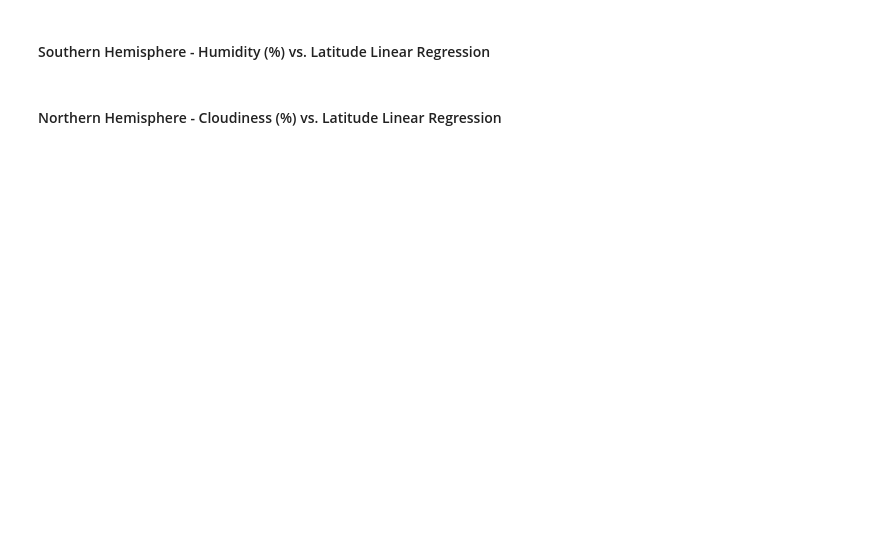
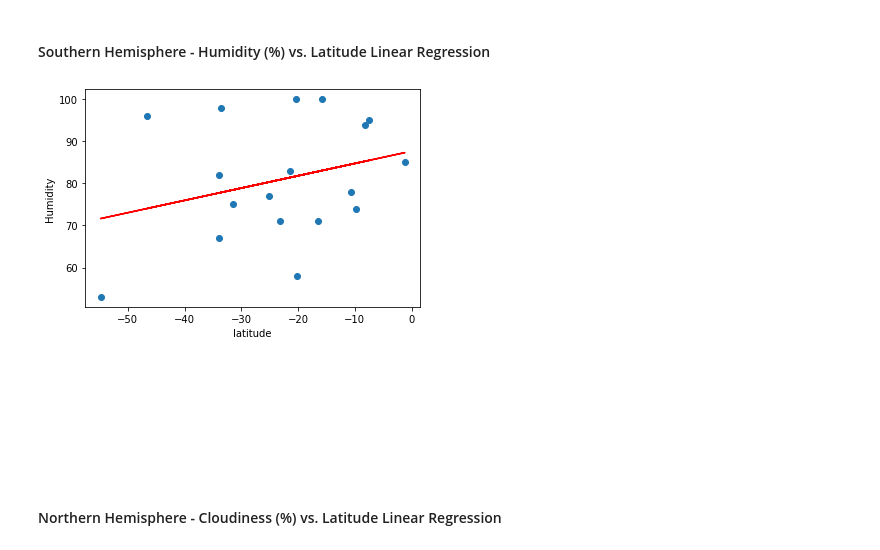
Before and after one commit to adrianna-addicks/python-api-challenge, a Jupyter notebook: starter_code/WeatherPy.ipynb, the cells around one changed output. Saved outputs shown, nothing was run; the diff lists cells and outputs as text; code cells hidden in the pictures; blank space fills up the shorter version.

```diff
--- a/starter_code/WeatherPy.ipynb
+++ b/starter_code/WeatherPy.ipynb
@@ -226,4 +240,10 @@ NameError: name 'south_' is not defined
 # %% [markdown]
 ####  Southern Hemisphere - Humidity (%) vs. Latitude Linear Regression
+# %%
+x_values=south_hemisphere_data["Latitude"]
+y_values=south_hemisphere_data["Humidity"]
+linear_hemisphere(x_values,y_values,"Humidity",(6,15))
+# %% [output]
+[figure, added]
 # %% [markdown]
 ####  Northern Hemisphere - Cloudiness (%) vs. Latitude Linear Regression
```
Also changed, not shown: parts of 18 cells of this notebook, 3 other files.
